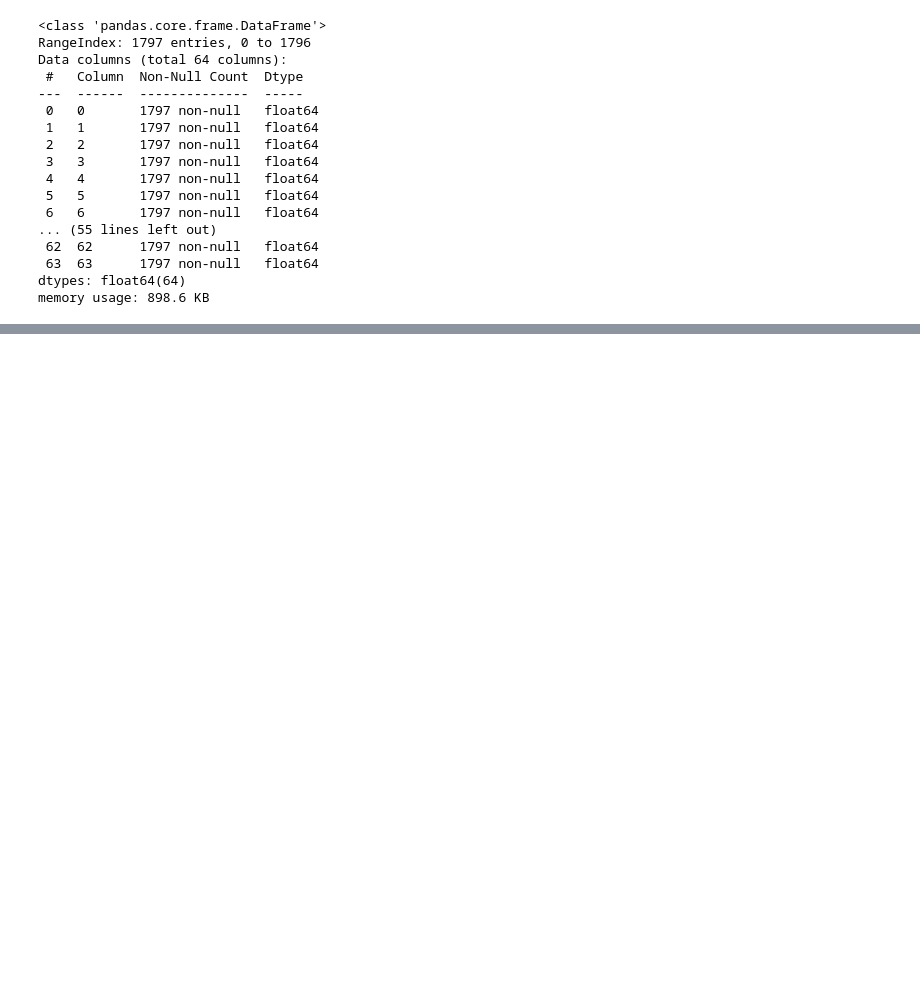
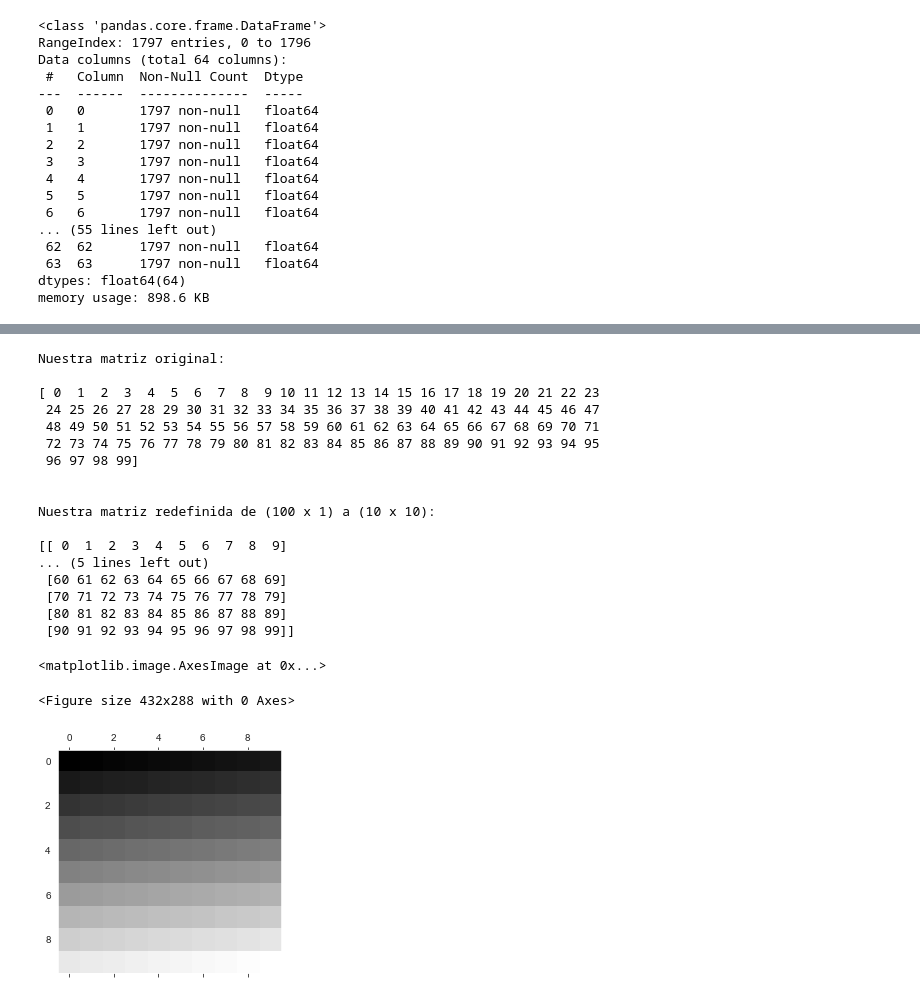
Before and after one commit to adinamarca/notebooks, a Jupyter notebook: PY/ML/3_regresion_logistica/notebook.ipynb, the cells around one changed output, grey strips where cells are left out. Cells and saved outputs as stored; diff of their text form; code cells hidden in the pictures; blank space fills up the shorter version.

```diff
--- a/PY/ML/3_regresion_logistica/notebook.ipynb
+++ b/PY/ML/3_regresion_logistica/notebook.ipynb
@@ -998,0 +1062,35 @@ pd.DataFrame(digitos.data).tail()
+# %%
+# Definimos la matriz de prueba para matshow (100 x 1)
+matriz = np.arange(100)
+print("Nuestra matriz original:\n\n{} \n\n".format(matriz))
+
+# Redefinimos la matriz a (10 x 10)
+matriz = matriz.reshape(10,10)
+print("Nuestra matriz redefinida de (100 x 1) a (10 x 10):\n\n{}\n\n".format(matriz))
+
+# Le pedimos matplotlib que el gráfico sea solo en escala de grises
+plt.gray()
+
+# Probamos el comando matshow, que permite imprimir una matriz en forma de colores por cada elemento
+plt.matshow(matriz)
+# %% [output]
+Nuestra matriz original:
+
+[ 0  1  2  3  4  5  6  7  8  9 10 11 12 13 14 15 16 17 18 19 20 21 22 23
+ 24 25 26 27 28 29 30 31 32 33 34 35 36 37 38 39 40 41 42 43 44 45 46 47
+ 48 49 50 51 52 53 54 55 56 57 58 59 60 61 62 63 64 65 66 67 68 69 70 71
+ 72 73 74 75 76 77 78 79 80 81 82 83 84 85 86 87 88 89 90 91 92 93 94 95
+ 96 97 98 99]
+
+
+Nuestra matriz redefinida de (100 x 1) a (10 x 10):
+
+[[ 0  1  2  3  4  5  6  7  8  9]
+... (5 lines left out)
+ [60 61 62 63 64 65 66 67 68 69]
+ [70 71 72 73 74 75 76 77 78 79]
+ [80 81 82 83 84 85 86 87 88 89]
+ [90 91 92 93 94 95 96 97 98 99]]
+<matplotlib.image.AxesImage at 0x...>
+<Figure size 432x288 with 0 Axes>
+[figure, added]
```
Also changed, not shown: parts of 28 cells of this notebook, 1 other file.
